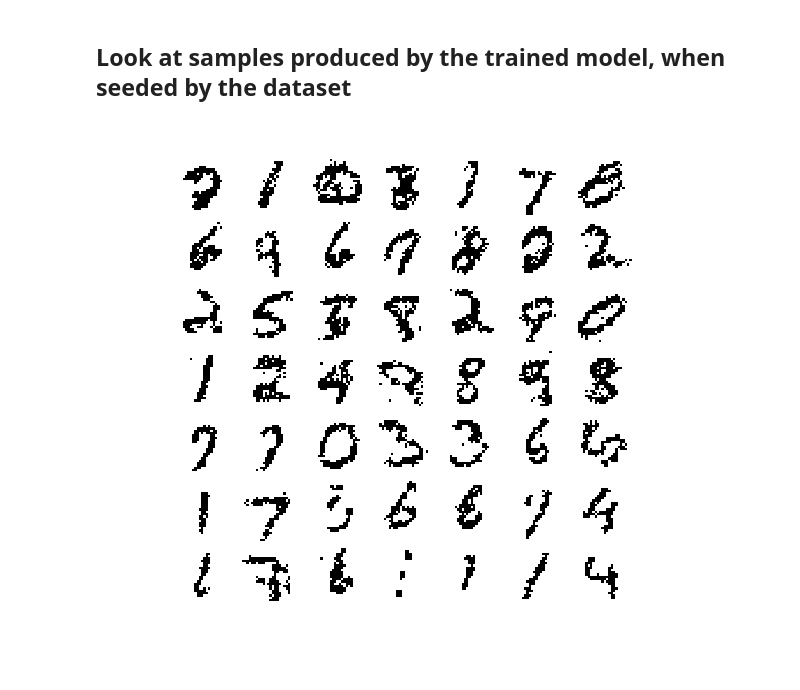
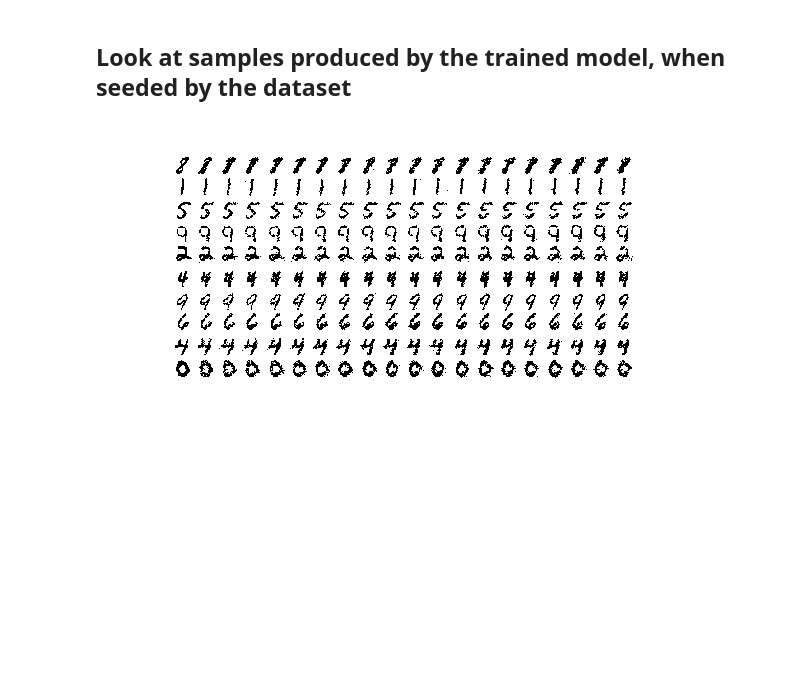
Before and after one commit to briantimar/denoising-rbms, a Jupyter notebook: plot_results_clean_nonpersistent_selfprobs.ipynb, the cells around one changed output. Drawn from its saved outputs; the diff is of its cells as text; code cells hidden in the pictures; blank space fills up the shorter version.

```diff
--- a/plot_results_clean_nonpersistent_selfprobs.ipynb
+++ b/plot_results_clean_nonpersistent_selfprobs.ipynb
@@ -10,7 +17,7 @@ variables = np.load(savedir + "variables.npy")
 # %% [markdown]
 ### Look at the trained weights
 # %%
-s=7
+s=10
 fig, axes = plt.subplots(s,s, figsize=(3,3),dpi=200)
 for ii in range(s):
     for jj in range(s):
@@ -32,10 +34,26 @@ samples_randseed = np.reshape(final_samples['random_seed']['samples'], (-1, 28,2
+# %%
+samples_dataseed = final_samples['dataseed']
+numsamples = len(samples_dataseed)
+samples_randseed = final_samples['randseed']
+# %%
+snapshots_dataseed = np.reshape(np.asarray([samples_dataseed[k]['samples'] for k in range(numsamples)]),
+                                    (numsamples,nseed, 28,28))
+probs_dataseed = np.reshape(np.asarray([samples_dataseed[k]['probs'] for k in range(numsamples)]),
+                                    (numsamples,nseed, 28,28))
+snapshots_randseed = np.reshape(np.asarray([samples_randseed[k]['samples'] for k in range(numsamples)]),
+                                    (numsamples,nseed, 28,28))
+probs_randseed = np.reshape(np.asarray([samples_randseed[k]['probs'] for k in range(numsamples)]),
+                                    (numsamples,nseed, 28,28))
 # %%
-def do_square_plot(images, s):
-    fig, axes = plt.subplots(s,s, figsize=(3,3),dpi=200)
-    for ii in range(s):
-        for jj in range(s):
-            ax = axes[ii,jj]
-            image=images[ii*s + jj,...]
+def do_sampling_plot(images, seeds, numseed=nseed, numtoplot=10, dpi=200):
+    fig, axes = plt.subplots(numseed, numtoplot,figsize=(3,3*(numseed/numtoplot)),dpi=200)
+    for ii in range(numtoplot):
+        for jj in range(numseed):
+            ax = axes[jj,ii]
+            if ii==0:
+                image = seeds[jj,...]
+            else:
+                image=images[ii-1,jj,...]
             ax.imshow(image, cmap='binary')
             ax.set_axis_off()
     plt.subplots_adjust(wspace=0, hspace=0)
@@ -45,6 +61,6 @@ s=7
 # %%
-fig, ax = do_square_plot(samples_dataseed, s)
+fig, ax = do_sampling_plot(snapshots_dataseed, data_seeds, numseed=10,numtoplot=20)
 fig.savefig(savedir+"trained_samples_dataseed.png")
 # %% [output]
-[figure, old version]
+[figure, new version]
 # %%
```
Also changed, not shown: parts of 8 cells of this notebook, 25 other files.
